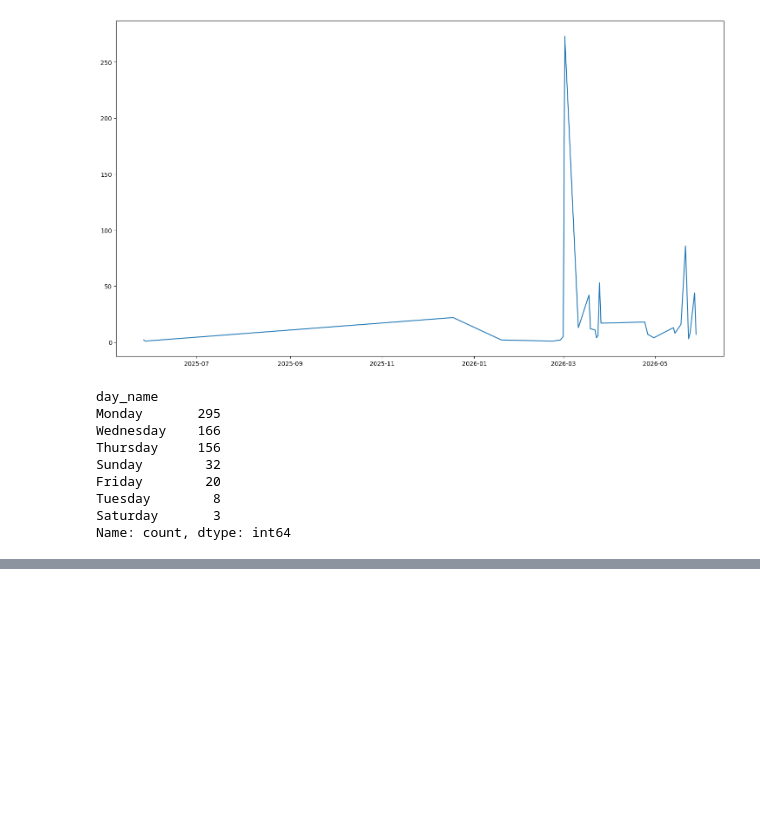
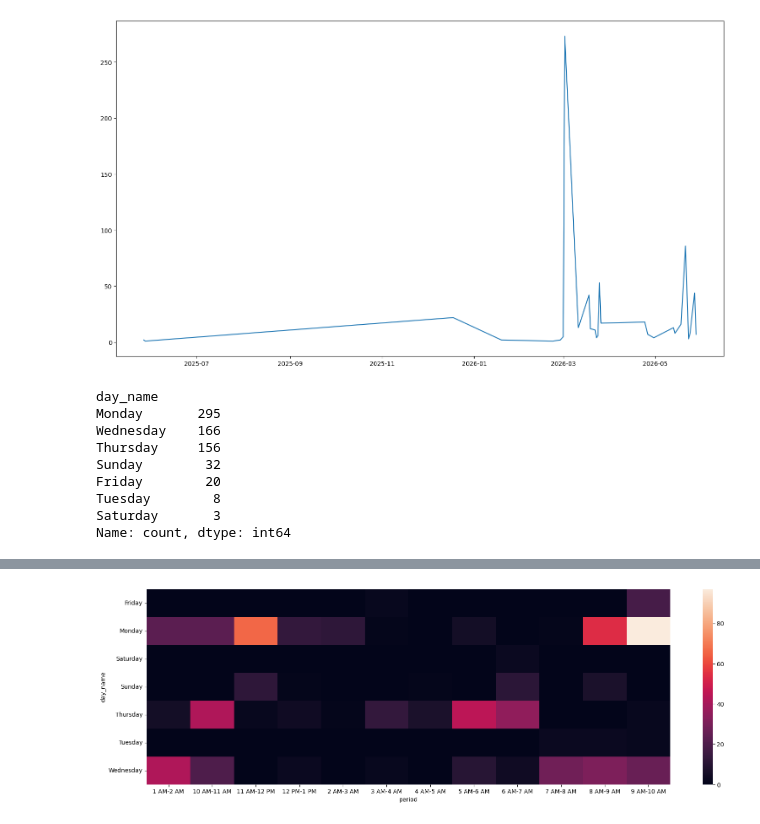
Before and after one commit to gyr0byte/Whatsapp_Chat_Analysis, a Jupyter notebook: whatsapp_chat_analysis.ipynb, the cells around one changed output, grey strips where cells are left out. Drawn from its saved outputs; the diff is of its cells as text; code cells hidden in the pictures; blank space fills up the shorter version.

```diff
--- a/whatsapp_chat_analysis.ipynb
+++ b/whatsapp_chat_analysis.ipynb
@@ -281,12 +281,14 @@ Name: count, dtype: int64
 # %%
 period = []
 for hour in df[['day_name','hour']]['hour']:
-    if hour == 23:
-        period.append(str(hour) + '-' + str('00'))
-    elif hour == 0:
-        period.append(str('00') + '-' + str(hour+1))
-    else:
-        period.append(str(hour) + '-' + str(hour+1))
+    start = hour % 12
+    start = 12 if start == 0 else start
+    end_hour = (hour + 1) % 24
+    end = end_hour % 12
+    end = 12 if end == 0 else end
+    start_ampm = "AM" if hour < 12 else "PM"
+    end_ampm = "AM" if end_hour < 12 else "PM"
+    period.append(f"{start} {start_ampm}-{end} {end_ampm}")
 # %%
 df['period'] = period
 # %%
@@ -300,0 +303,8 @@ df.sample(5)
+# %%
+import seaborn as sns
+plt.figure(figsize=(20,6))
+sns.heatmap(df.pivot_table(index='day_name', columns='period', values='message', aggfunc='count',).fillna(0))
+plt.yticks(rotation='horizontal')
+plt.show()
+# %% [output]
+[figure, added]
```
Also changed, not shown: parts of 1 cell of this notebook.
